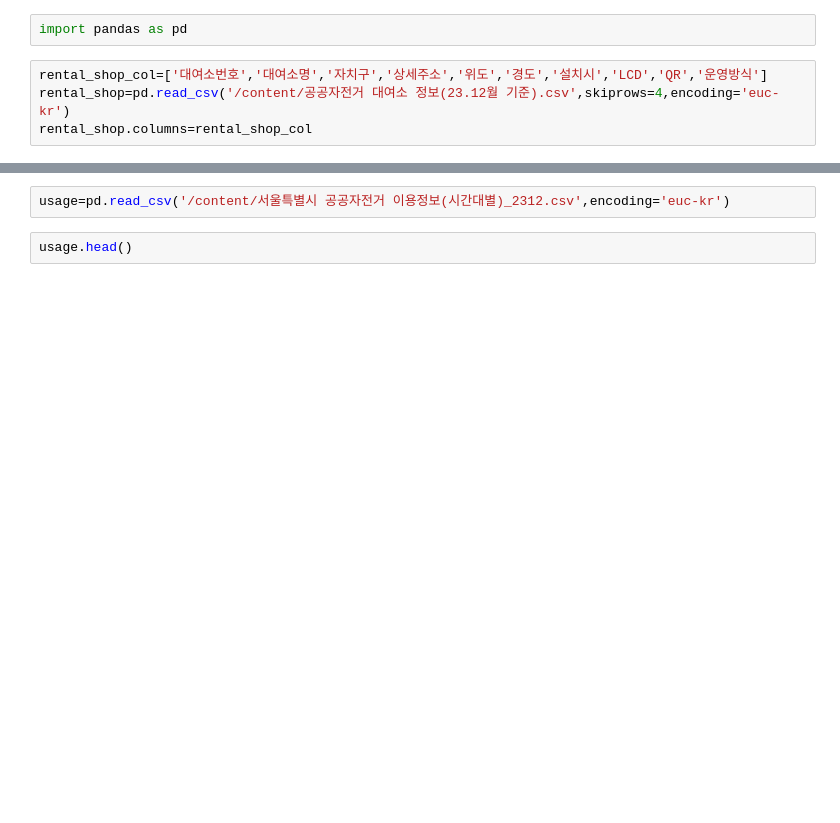
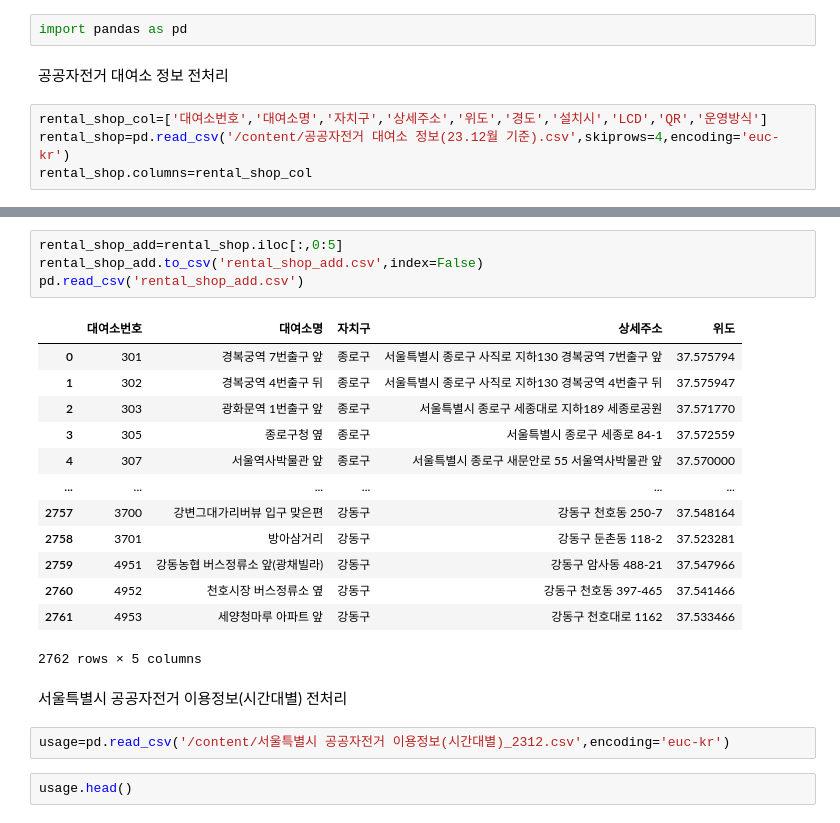
Before and after one commit to b00kkk/bikeseoul, a Jupyter notebook: seoulbike_processing.ipynb, the cells around one changed output, grey strips where cells are left out. Cells and saved outputs as stored; diff of their text form; blank space fills up the shorter version.

```diff
--- a/seoulbike_processing.ipynb
+++ b/seoulbike_processing.ipynb
@@ -26,5 +3,7 @@ fc-cache: succeeded
 # %%
 import pandas as pd
+# %% [markdown]
+공공자전거 대여소 정보 전처리
 # %%
 rental_shop_col=['대여소번호','대여소명','자치구','상세주소','위도','경도','설치시','LCD','QR','운영방식']
 rental_shop=pd.read_csv('/content/공공자전거 대여소 정보(23.12월 기준).csv',skiprows=4,encoding='euc-kr')
@@ -38,6 +17,26 @@ rental_shop.head()
 | 2 | 303 | 광화문역 1번출구 앞 | 종로구 | 서울특별시 종로구 세종대로 지하189 세종로공원 | 37.571770 | 126.974663 | 2015-10-07 | 8.0 | 8.0 | QR |
 | 3 | 305 | 종로구청 옆 | 종로구 | 서울특별시 종로구 세종로 84-1 | 37.572559 | 126.978332 | 2015-01-07 | 16.0 | 16.0 | QR |
 | 4 | 307 | 서울역사박물관 앞 | 종로구 | 서울특별시 종로구 새문안로 55 서울역사박물관 앞 | 37.570000 | 126.971100 | 2015-10-07 | 11.0 | 11.0 | QR |
+# %%
+rental_shop_add=rental_shop.iloc[:,0:5]
+rental_shop_add.to_csv('rental_shop_add.csv',index=False)
+pd.read_csv('rental_shop_add.csv')
+# %% [output]
+|  | 대여소번호 | 대여소명 | 자치구 | 상세주소 | 위도 |
+| 0 | 301 | 경복궁역 7번출구 앞 | 종로구 | 서울특별시 종로구 사직로 지하130 경복궁역 7번출구 앞 | 37.575794 |
+| 1 | 302 | 경복궁역 4번출구 뒤 | 종로구 | 서울특별시 종로구 사직로 지하130 경복궁역 4번출구 뒤 | 37.575947 |
+| 2 | 303 | 광화문역 1번출구 앞 | 종로구 | 서울특별시 종로구 세종대로 지하189 세종로공원 | 37.571770 |
+| 3 | 305 | 종로구청 옆 | 종로구 | 서울특별시 종로구 세종로 84-1 | 37.572559 |
+| 4 | 307 | 서울역사박물관 앞 | 종로구 | 서울특별시 종로구 새문안로 55 서울역사박물관 앞 | 37.570000 |
+| ... | ... | ... | ... | ... | ... |
+| 2757 | 3700 | 강변그대가리버뷰 입구 맞은편 | 강동구 | 강동구 천호동 250-7 | 37.548164 |
+| 2758 | 3701 | 방아삼거리 | 강동구 | 강동구 둔촌동 118-2 | 37.523281 |
+| 2759 | 4951 | 강동농협 버스정류소 앞(광채빌라) | 강동구 | 강동구 암사동 488-21 | 37.547966 |
+| 2760 | 4952 | 천호시장 버스정류소 옆 | 강동구 | 강동구 천호동 397-465 | 37.541466 |
+| 2761 | 4953 | 세양청마루 아파트 앞 | 강동구 | 강동구 천호대로 1162 | 37.533466 |
+2762 rows × 5 columns
+# %% [markdown]
+서울특별시 공공자전거 이용정보(시간대별) 전처리
 # %%
 usage=pd.read_csv('/content/서울특별시 공공자전거 이용정보(시간대별)_2312.csv',encoding='euc-kr')
 # %%
```
Also changed, not shown: parts of 16 cells of this notebook.
